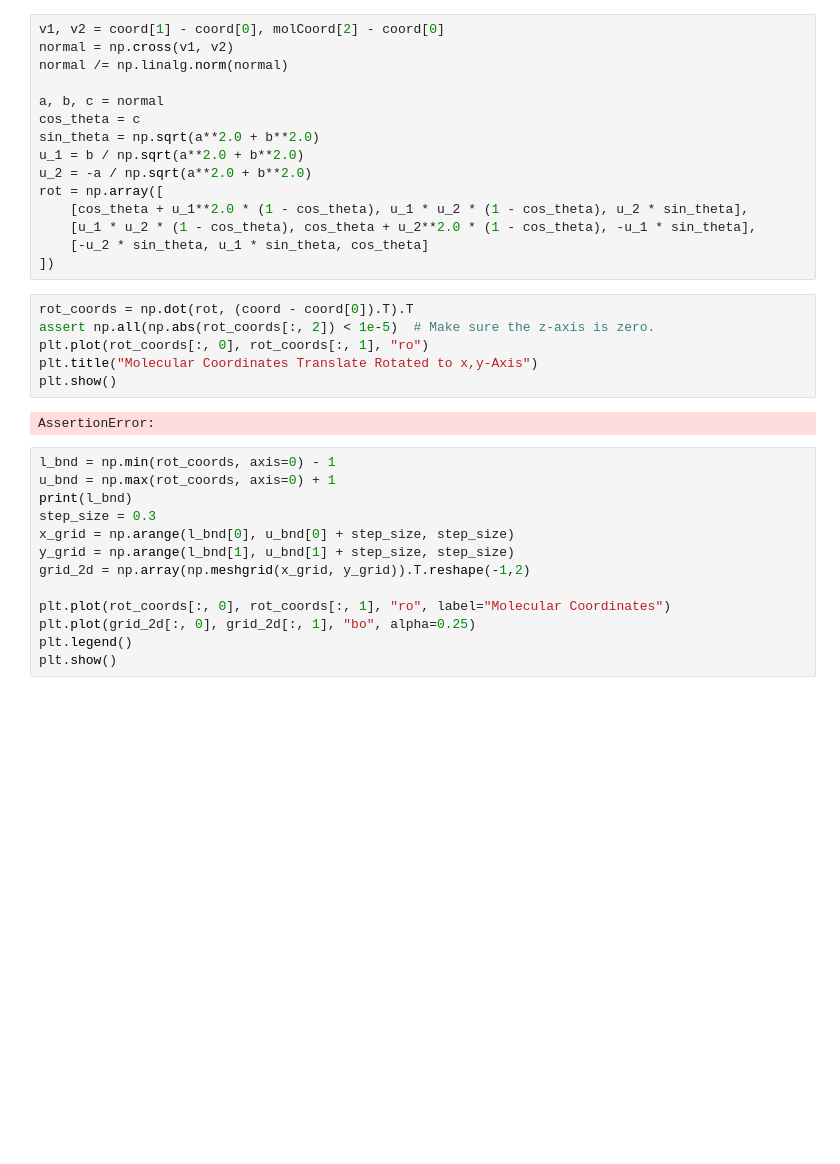
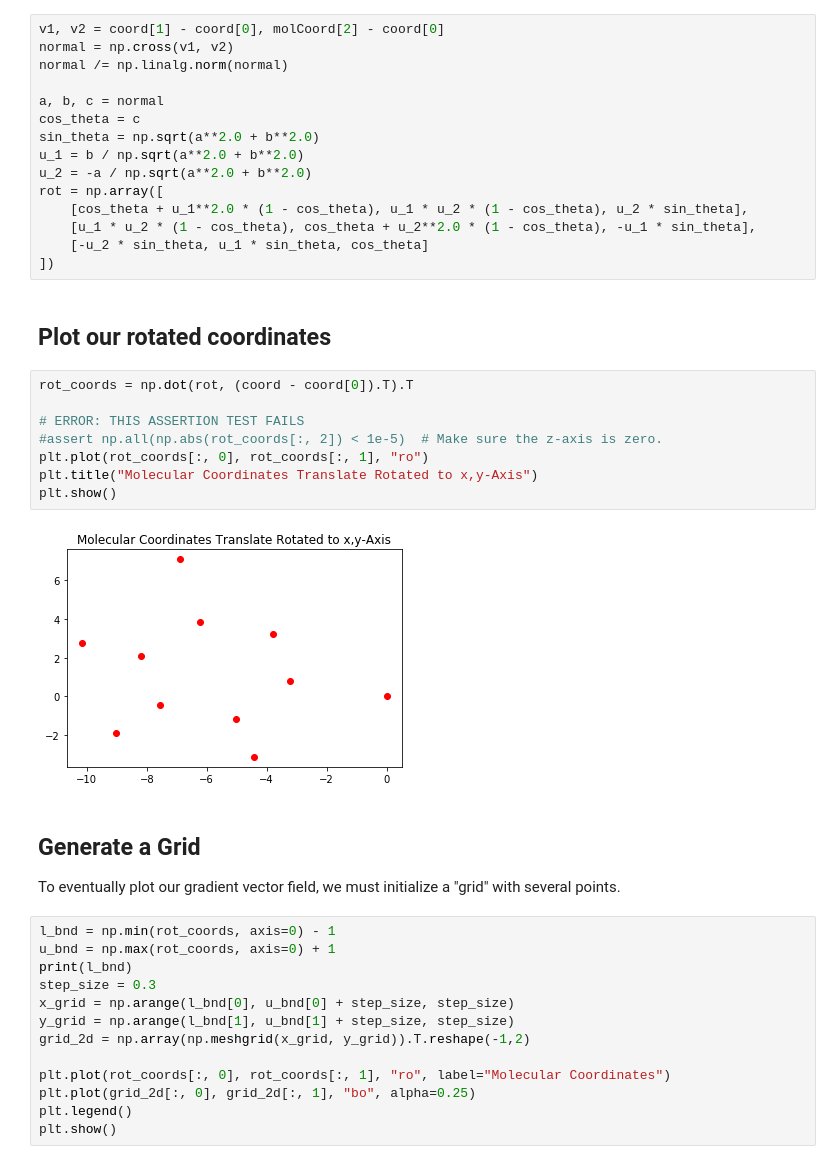
Before and after one commit to theochem/chemtools, a Jupyter notebook: examples/plotting/2D_Plotting_Gradient.ipynb, the cells around one changed output. Cells and saved outputs as stored; diff of their text form; blank space fills up the shorter version.

```diff
--- a/examples/plotting/2D_Plotting_Gradient.ipynb
+++ b/examples/plotting/2D_Plotting_Gradient.ipynb
@@ -59,14 +78,22 @@ rot = np.array([
     [u_1 * u_2 * (1 - cos_theta), cos_theta + u_2**2.0 * (1 - cos_theta), -u_1 * sin_theta],
     [-u_2 * sin_theta, u_1 * sin_theta, cos_theta]
 ])
+# %% [markdown]
+## Plot our rotated coordinates
 # %%
 rot_coords = np.dot(rot, (coord - coord[0]).T).T
-assert np.all(np.abs(rot_coords[:, 2]) < 1e-5)  # Make sure the z-axis is zero.
+
+# ERROR: THIS ASSERTION TEST FAILS
+#assert np.all(np.abs(rot_coords[:, 2]) < 1e-5)  # Make sure the z-axis is zero.
 plt.plot(rot_coords[:, 0], rot_coords[:, 1], "ro")
 plt.title("Molecular Coordinates Translate Rotated to x,y-Axis")
 plt.show()
 # %% [output]
-AssertionError:
+[figure, added]
+# %% [markdown]
+## Generate a Grid
+
+To eventually plot our gradient vector field, we must initialize a "grid" with several points.
 # %%
 l_bnd = np.min(rot_coords, axis=0) - 1
 u_bnd = np.max(rot_coords, axis=0) + 1
```
Also changed, not shown: parts of 6 cells of this notebook.
